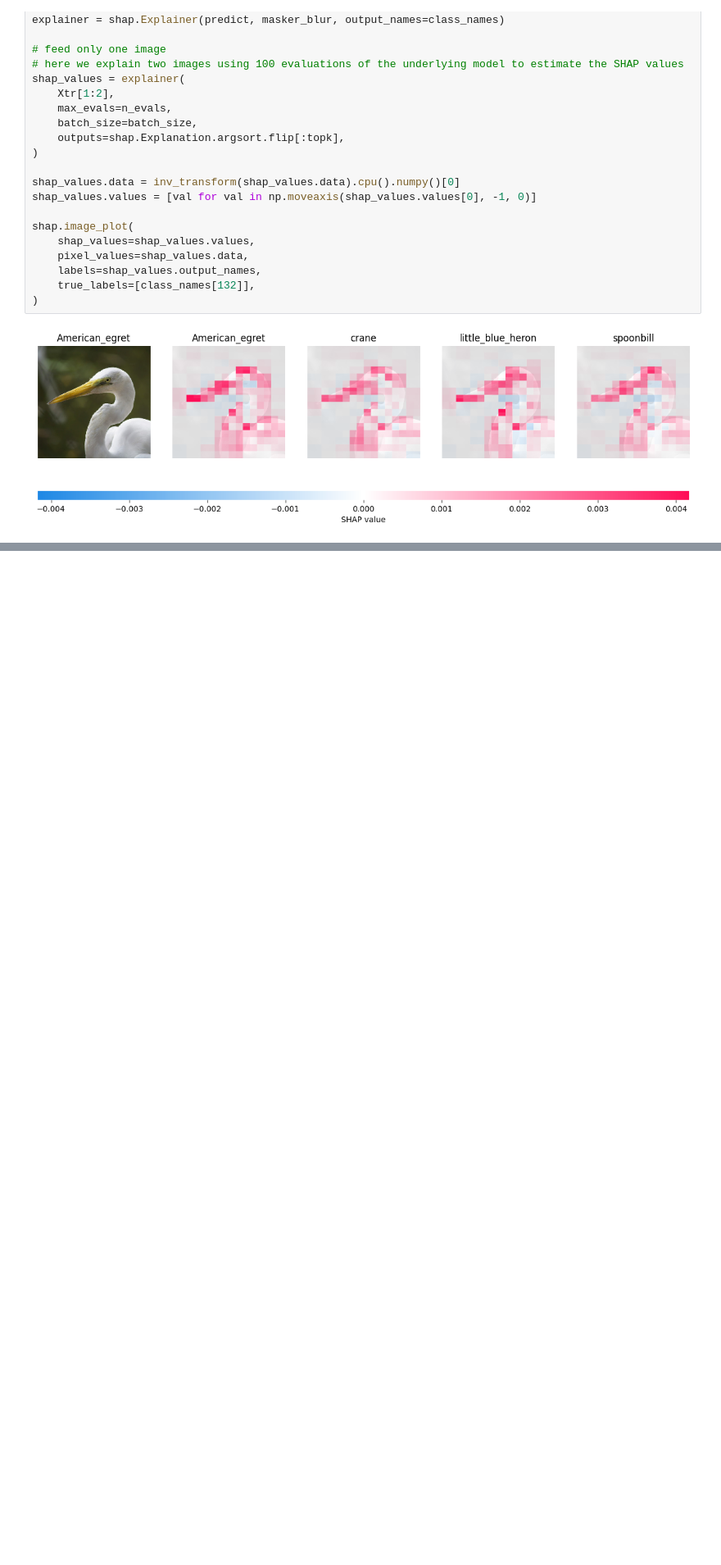
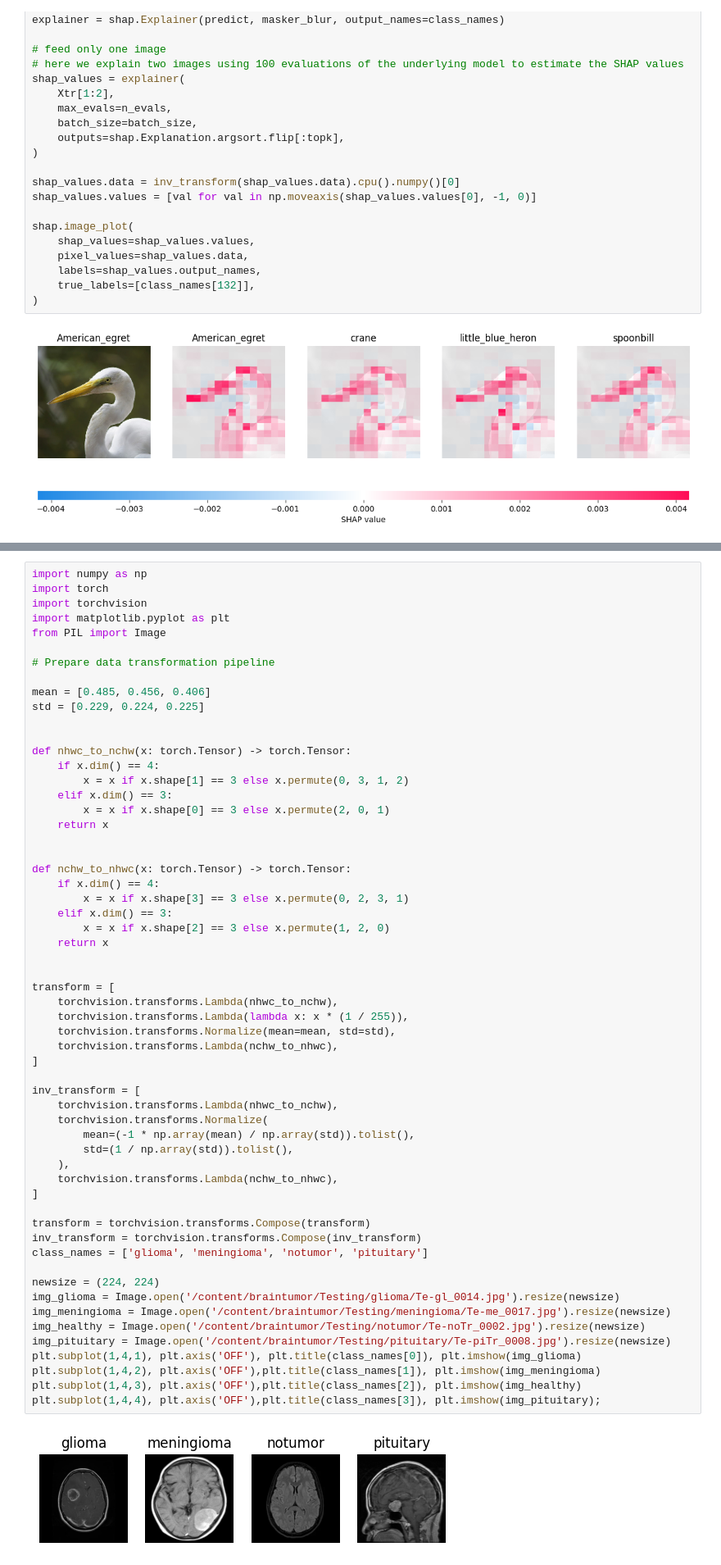
Before and after one commit to mobarakol/AI_Medical_Imaging, a Jupyter notebook: SHAP_IMAGE.ipynb, the cells around one changed output, grey strips where cells are left out. Shown at 82% size. Saved outputs shown, nothing was run; the diff lists cells and outputs as text; blank space fills up the shorter version.

```diff
--- a/SHAP_IMAGE.ipynb
+++ b/SHAP_IMAGE.ipynb
@@ -133,0 +161,60 @@ shap.image_plot(
+# %%
+import numpy as np
+import torch
+import torchvision
+import matplotlib.pyplot as plt
+from PIL import Image
+
+# Prepare data transformation pipeline
+
+mean = [0.485, 0.456, 0.406]
+std = [0.229, 0.224, 0.225]
+
+
+def nhwc_to_nchw(x: torch.Tensor) -> torch.Tensor:
+    if x.dim() == 4:
+        x = x if x.shape[1] == 3 else x.permute(0, 3, 1, 2)
+    elif x.dim() == 3:
+        x = x if x.shape[0] == 3 else x.permute(2, 0, 1)
+    return x
+
+
+def nchw_to_nhwc(x: torch.Tensor) -> torch.Tensor:
+    if x.dim() == 4:
+        x = x if x.shape[3] == 3 else x.permute(0, 2, 3, 1)
+    elif x.dim() == 3:
+        x = x if x.shape[2] == 3 else x.permute(1, 2, 0)
+    return x
+
+
+transform = [
+    torchvision.transforms.Lambda(nhwc_to_nchw),
+    torchvision.transforms.Lambda(lambda x: x * (1 / 255)),
+    torchvision.transforms.Normalize(mean=mean, std=std),
+    torchvision.transforms.Lambda(nchw_to_nhwc),
+]
+
+inv_transform = [
+    torchvision.transforms.Lambda(nhwc_to_nchw),
+    torchvision.transforms.Normalize(
+        mean=(-1 * np.array(mean) / np.array(std)).tolist(),
+        std=(1 / np.array(std)).tolist(),
+    ),
+    torchvision.transforms.Lambda(nchw_to_nhwc),
+]
+
+transform = torchvision.transforms.Compose(transform)
+inv_transform = torchvision.transforms.Compose(inv_transform)
+class_names = ['glioma', 'meningioma', 'notumor', 'pituitary']
+
+newsize = (224, 224)
+img_glioma = Image.open('/content/braintumor/Testing/glioma/Te-gl_0014.jpg').resize(newsize)
+img_meningioma = Image.open('/content/braintumor/Testing/meningioma/Te-me_0017.jpg').resize(newsize)
+img_healthy = Image.open('/content/braintumor/Testing/notumor/Te-noTr_0002.jpg').resize(newsize)
+img_pituitary = Image.open('/content/braintumor/Testing/pituitary/Te-piTr_0008.jpg').resize(newsize)
+plt.subplot(1,4,1), plt.axis('OFF'), plt.title(class_names[0]), plt.imshow(img_glioma)
+plt.subplot(1,4,2), plt.axis('OFF'),plt.title(class_names[1]), plt.imshow(img_meningioma)
+plt.subplot(1,4,3), plt.axis('OFF'),plt.title(class_names[2]), plt.imshow(img_healthy)
+plt.subplot(1,4,4), plt.axis('OFF'),plt.title(class_names[3]), plt.imshow(img_pituitary);
+# %% [output]
+[figure, added]
```
Also changed, not shown: parts of 10 cells of this notebook.
